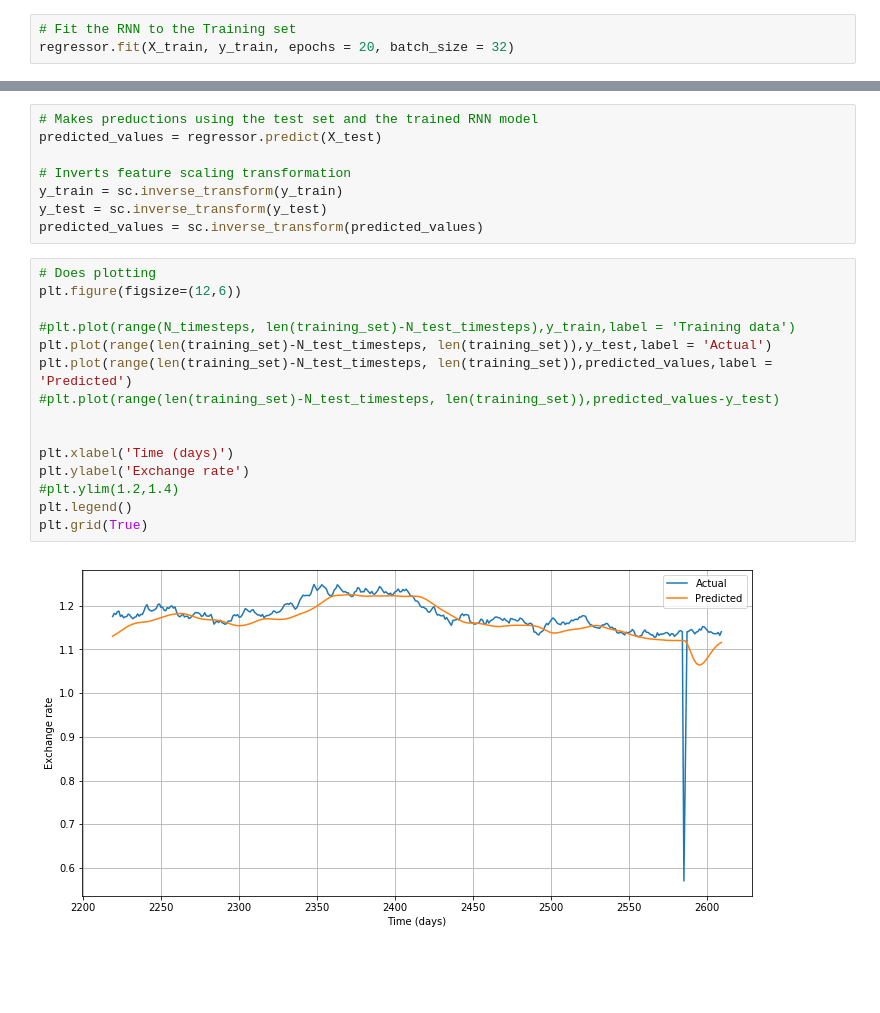
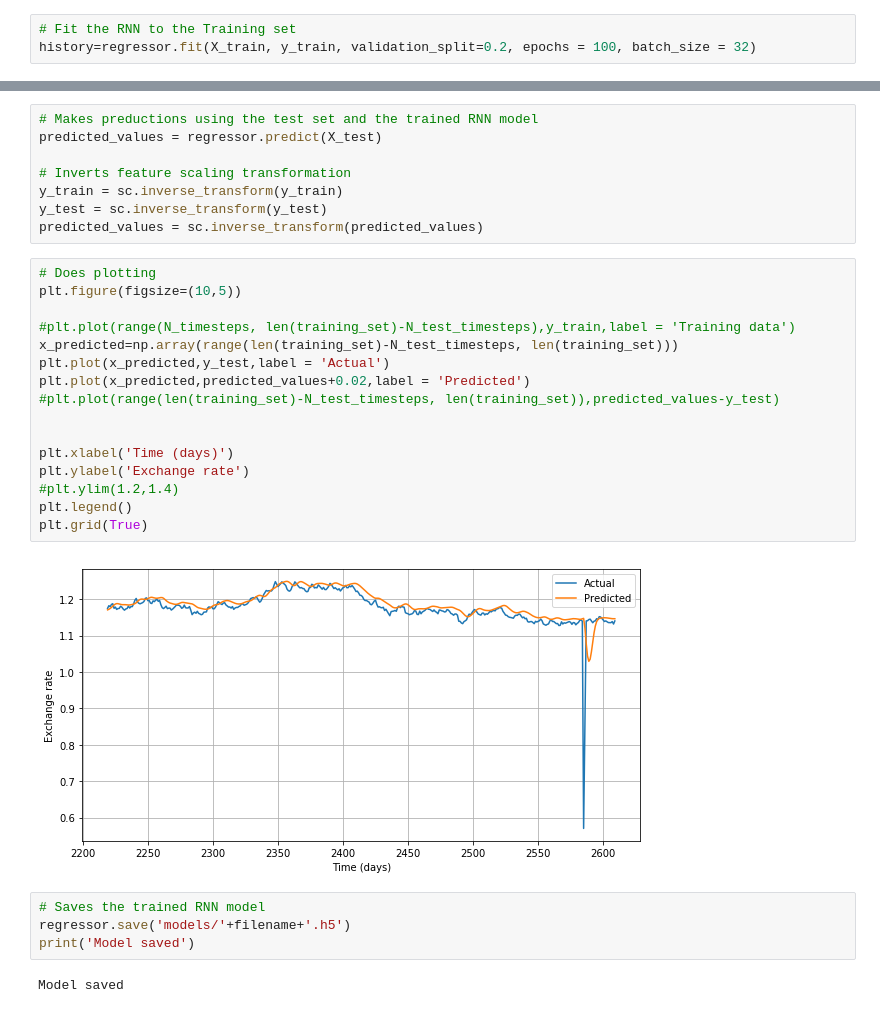
Before and after one commit to qrrble/Forex-RNN, a Jupyter notebook: FOREX_RNN.ipynb, the cells around one changed output, grey strips where cells are left out. Cells and saved outputs as stored; diff of their text form; blank space fills up the shorter version.

Commit message:
example with 100 epochs

```diff
--- a/FOREX_RNN.ipynb
+++ b/FOREX_RNN.ipynb
@@ -127,4 +153,4 @@ Using TensorFlow backend.
 # %%
 # Fit the RNN to the Training set
-regressor.fit(X_train, y_train, epochs = 20, batch_size = 32)
+history=regressor.fit(X_train, y_train, validation_split=0.2, epochs = 100, batch_size = 32)
 # %% [output]
@@ -156,18 +200,25 @@ y_test = sc.inverse_transform(y_test)
 predicted_values = sc.inverse_transform(predicted_values)
 # %%
 # Does plotting
-plt.figure(figsize=(12,6))
+plt.figure(figsize=(10,5))
 
 #plt.plot(range(N_timesteps, len(training_set)-N_test_timesteps),y_train,label = 'Training data')
-plt.plot(range(len(training_set)-N_test_timesteps, len(training_set)),y_test,label = 'Actual')
-plt.plot(range(len(training_set)-N_test_timesteps, len(training_set)),predicted_values,label = 'Predicted')
+x_predicted=np.array(range(len(training_set)-N_test_timesteps, len(training_set)))
+plt.plot(x_predicted,y_test,label = 'Actual')
+plt.plot(x_predicted,predicted_values+0.02,label = 'Predicted')
 #plt.plot(range(len(training_set)-N_test_timesteps, len(training_set)),predicted_values-y_test)
 
 
 plt.xlabel('Time (days)')
 plt.ylabel('Exchange rate')
 #plt.ylim(1.2,1.4)
 plt.legend()
 plt.grid(True)
 # %% [output]
-[figure, old version]
+[figure, new version]
+# %%
+# Saves the trained RNN model
+regressor.save('models/'+filename+'.h5')
+print('Model saved')
+# %% [output]
+Model saved
```
Also changed, not shown: parts of 6 cells of this notebook.
